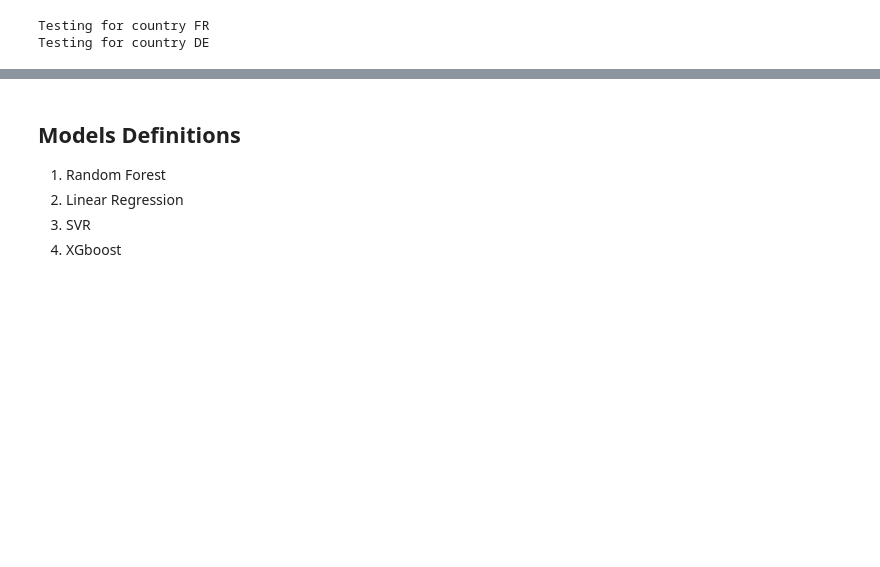
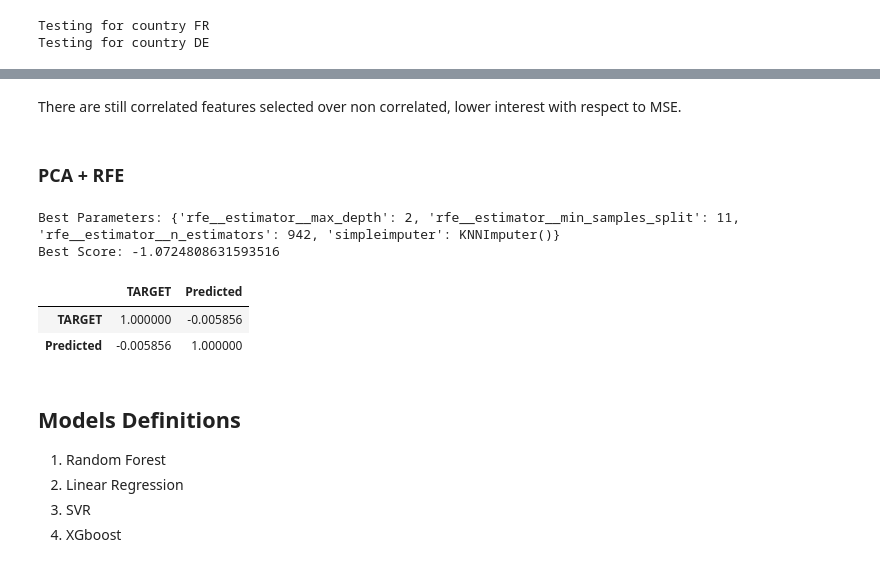
Before and after one commit to pnikitits/EnsembleLearningProject, a Jupyter notebook: Code/Main.ipynb, the cells around one changed output, grey strips where cells are left out. Cells and saved outputs as stored; diff of their text form; code cells hidden in the pictures; blank space fills up the shorter version.

```diff
--- a/Code/Main.ipynb
+++ b/Code/Main.ipynb
@@ -324,3 +399,48 @@ Testing for country DE
+# %% [markdown]
+There are still correlated features selected over non correlated, lower interest with respect to MSE.
+# %% [markdown]
+### PCA + RFE
+# %%
+from sklearn.feature_selection import RFE
+from sklearn.decomposition import PCA
+
+X_train = pd.read_csv(path + 'X_train.csv').set_index('ID').drop(columns=['COUNTRY' , 'DAY_ID'])
+X_test = pd.read_csv(path + 'X_test.csv').set_index('ID').drop(columns=['COUNTRY' , 'DAY_ID'])
+y_train = pd.read_csv(path + 'y_train.csv').set_index('ID')
+y_test = pd.read_csv(path + 'y_test.csv').set_index('ID')
+
+from sklearn.model_selection import GridSearchCV
+from sklearn.impute import SimpleImputer, KNNImputer
+from sklearn.pipeline import make_pipeline
+
+# Replaced with the optimal params computed with optuna tuning
+param_grid = {
+    'simpleimputer': [SimpleImputer(strategy='mean'), KNNImputer()],
+    'rfe__estimator__n_estimators': [942],
+    'rfe__estimator__max_depth': [2],
+    'rfe__estimator__min_samples_split': [11]
+}
+
+pipeline = make_pipeline(SimpleImputer(strategy='mean'),
+                         PCA(0.8),
+                         RFE(RandomForestRegressor(random_state=42)),
+                         )
+
+grid_search = GridSearchCV(estimator=pipeline, param_grid=param_grid, cv=5, scoring="neg_mean_squared_error",n_jobs=-1)
+grid_search.fit(X_train, y_train.values.ravel())
+
+best_params = grid_search.best_params_
+print("Best Parameters:", best_params)
+print("Best Score:", grid_search.best_score_)
+
+y_test["Predicted"] = grid_search.predict(X_test)
+display(y_test.corr("spearman"))
+# %% [output]
+Best Parameters: {'rfe__estimator__max_depth': 2, 'rfe__estimator__min_samples_split': 11, 'rfe__estimator__n_estimators': 942, 'simpleimputer': KNNImputer()}
+Best Score: -1.0724808631593516
+|  | TARGET | Predicted |
+| TARGET | 1.000000 | -0.005856 |
+| Predicted | -0.005856 | 1.000000 |
 # %% [markdown]
 ## Models Definitions
 
```
Also changed, not shown: parts of 7 cells of this notebook.
